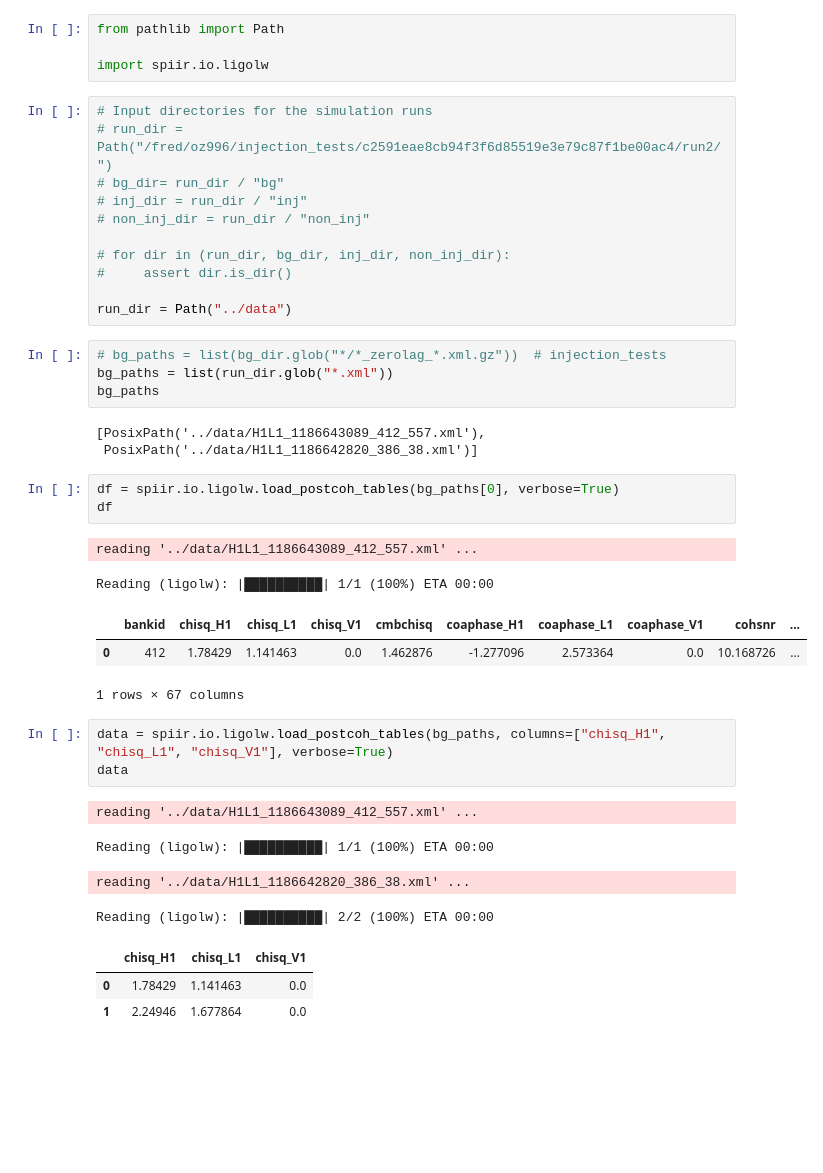
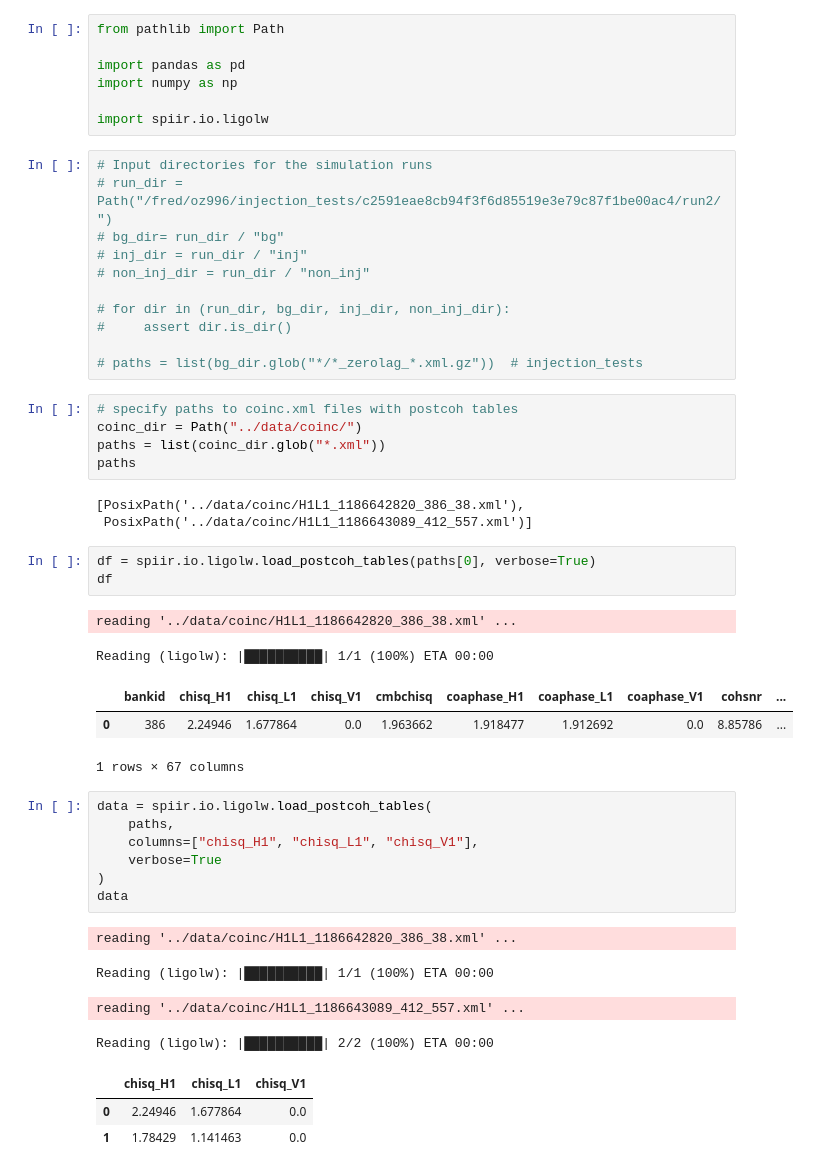
Before and after one commit to tanghyd/spiir-io, a Jupyter notebook: share/notebooks/workflow.ipynb, the cells around one changed output. Drawn from its saved outputs; the diff is of its cells as text; blank space fills up the shorter version.

Commit message:
Update share data and notebook examples

```diff
--- a/share/notebooks/workflow.ipynb
+++ b/share/notebooks/workflow.ipynb
@@ -1,6 +1,9 @@
 # %%
 from pathlib import Path
 
+import pandas as pd
+import numpy as np
+
 import spiir.io.ligolw
 # %%
 # Input directories for the simulation runs
@@ -12,31 +15,36 @@ import spiir.io.ligolw
 # for dir in (run_dir, bg_dir, inj_dir, non_inj_dir):
 #     assert dir.is_dir()
 
-run_dir = Path("../data")
+# paths = list(bg_dir.glob("*/*_zerolag_*.xml.gz"))  # injection_tests
-# %%
-# bg_paths = list(bg_dir.glob("*/*_zerolag_*.xml.gz"))  # injection_tests
-bg_paths = list(run_dir.glob("*.xml"))
-bg_paths
-# %% [output]
-[PosixPath('../data/H1L1_1186643089_412_557.xml'),
- PosixPath('../data/H1L1_1186642820_386_38.xml')]
+# %%
+# specify paths to coinc.xml files with postcoh tables
+coinc_dir = Path("../data/coinc/")
+paths = list(coinc_dir.glob("*.xml"))
+paths
+# %% [output]
+[PosixPath('../data/coinc/H1L1_1186642820_386_38.xml'),
+ PosixPath('../data/coinc/H1L1_1186643089_412_557.xml')]
 # %%
-df = spiir.io.ligolw.load_postcoh_tables(bg_paths[0], verbose=True)
+df = spiir.io.ligolw.load_postcoh_tables(paths[0], verbose=True)
 df
 # %% [output]
-reading '../data/H1L1_1186643089_412_557.xml' ...
+reading '../data/coinc/H1L1_1186642820_386_38.xml' ...
 Reading (ligolw): |██████████| 1/1 (100%) ETA 00:00
 |  | bankid | chisq_H1 | chisq_L1 | chisq_V1 | cmbchisq | coaphase_H1 | coaphase_L1 | coaphase_V1 | cohsnr | ... |
-| 0 | 412 | 1.78429 | 1.141463 | 0.0 | 1.462876 | -1.277096 | 2.573364 | 0.0 | 10.168726 | ... |
+| 0 | 386 | 2.24946 | 1.677864 | 0.0 | 1.963662 | 1.918477 | 1.912692 | 0.0 | 8.85786 | ... |
 1 rows × 67 columns
 # %%
-data = spiir.io.ligolw.load_postcoh_tables(bg_paths, columns=["chisq_H1", "chisq_L1", "chisq_V1"], verbose=True)
+data = spiir.io.ligolw.load_postcoh_tables(
+    paths,
+    columns=["chisq_H1", "chisq_L1", "chisq_V1"],
+    verbose=True
+)
 data
 # %% [output]
-reading '../data/H1L1_1186643089_412_557.xml' ...
+reading '../data/coinc/H1L1_1186642820_386_38.xml' ...
 Reading (ligolw): |██████████| 1/1 (100%) ETA 00:00
-reading '../data/H1L1_1186642820_386_38.xml' ...
+reading '../data/coinc/H1L1_1186643089_412_557.xml' ...
 Reading (ligolw): |██████████| 2/2 (100%) ETA 00:00
 |  | chisq_H1 | chisq_L1 | chisq_V1 |
-| 0 | 1.78429 | 1.141463 | 0.0 |
-| 1 | 2.24946 | 1.677864 | 0.0 |
+| 0 | 2.24946 | 1.677864 | 0.0 |
+| 1 | 1.78429 | 1.141463 | 0.0 |
```
Also changed, not shown: parts of 5 cells of this notebook, 6 other files.
